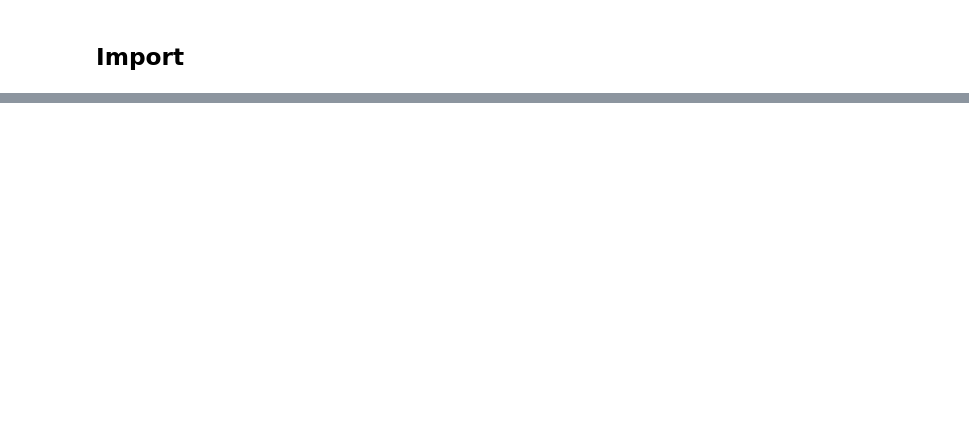
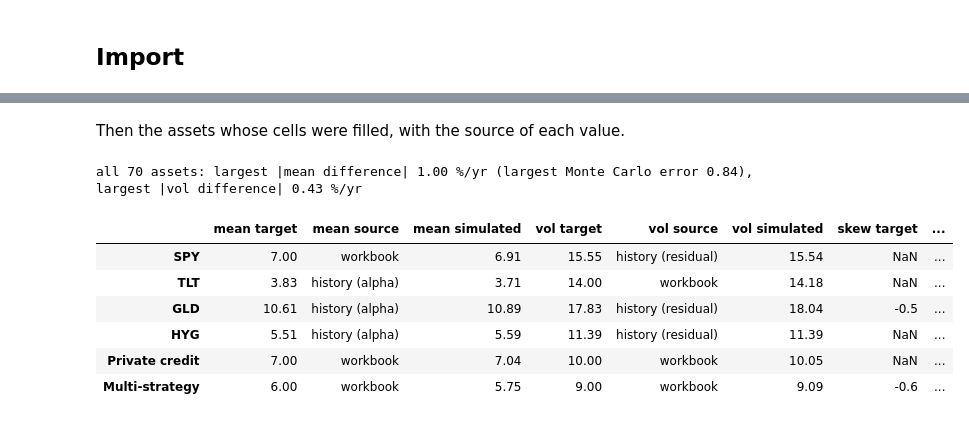
Before and after one commit to mamadouyamar/CVineMarketGen, a Jupyter notebook: examples/03_many_assets_factors.ipynb, the cells around one changed output, grey strips where cells are left out. Cells and saved outputs as stored; diff of their text form; code cells hidden in the pictures; blank space fills up the shorter version.

```diff
--- a/examples/03_many_assets_factors.ipynb
+++ b/examples/03_many_assets_factors.ipynb
@@ -1302,11 +72,0 @@ Then the assets the levers touched, with the source of every value beside it.
-# %%
-a = chk["assets"]
-touched = ["SPY", "TLT", "GLD", "HYG", "XLU", "Private credit", "Cash plus", "Private equity", "Multi-strategy"]
-show_a = a.loc[touched].copy()
-for c in ["mean target", "mean simulated", "mean MC error"]: show_a[c] = A(show_a[c].astype(float))
-for c in ["vol target", "vol simulated", "vol MC error"]: show_a[c] = V(show_a[c].astype(float))
-num = a[[c for c in a.columns if "source" not in c]].astype(float)
-print("all %d assets: largest |mean difference| %.2f %%/yr (largest MC error %.2f), largest |vol difference| %.2f %%/yr; shape against the sample, for the assets with a history: median |skew difference| %.2f, median |kurt difference| %.2f"
-      % (len(a), A((num["mean simulated"] - num["mean target"]).abs().max()), A(num["mean MC error"].max()), V((num["vol simulated"] - num["vol target"]).abs().max()),
-         (num["skew simulated"] - num["skew sample"]).abs().median(), (num["kurt simulated"] - num["kurt sample"]).abs().median()))
-show_a.round(2)
@@ -1591,0 +342,21 @@ pd.DataFrame({f: iid_tests(F[f].values) for f in F.columns}).T.round(3).rename(c
+# %% [markdown]
+Then the assets whose cells were filled, with the source of each value.
+# %%
+a = chk["assets"]; num = a[[c for c in a.columns if "source" not in c]].astype(float)
+print("all %d assets: largest |mean difference| %.2f %%/yr (largest Monte Carlo error %.2f), largest |vol difference| %.2f %%/yr"
+      % (len(a), A((num["mean simulated"] - num["mean target"]).abs().max()), A(num["mean MC error"].max()),
+         V((num["vol simulated"] - num["vol target"]).abs().max())))
+out = a.loc[show].copy()
+for c in ["mean target", "mean simulated"]: out[c] = A(out[c].astype(float))
+for c in ["vol target", "vol simulated"]: out[c] = V(out[c].astype(float))
+out[["mean target", "mean source", "mean simulated", "vol target", "vol source", "vol simulated",
+     "skew target", "skew source", "skew simulated", "kurt target", "kurt simulated"]].round(2)
+# %% [output]
+all 70 assets: largest |mean difference| 1.00 %/yr (largest Monte Carlo error 0.84), largest |vol difference| 0.43 %/yr
+|  | mean target | mean source | mean simulated | vol target | vol source | vol simulated | skew target | ... |
+| SPY | 7.00 | workbook | 6.91 | 15.55 | history (residual) | 15.54 | NaN | ... |
+| TLT | 3.83 | history (alpha) | 3.71 | 14.00 | workbook | 14.18 | NaN | ... |
+| GLD | 10.61 | history (alpha) | 10.89 | 17.83 | history (residual) | 18.04 | -0.5 | ... |
+| HYG | 5.51 | history (alpha) | 5.59 | 11.39 | history (residual) | 11.39 | NaN | ... |
+| Private credit | 7.00 | workbook | 7.04 | 10.00 | workbook | 10.05 | NaN | ... |
+| Multi-strategy | 6.00 | workbook | 5.75 | 9.00 | workbook | 9.09 | -0.6 | ... |
```
Also changed, not shown: parts of 209 cells of this notebook, 4 other files.
